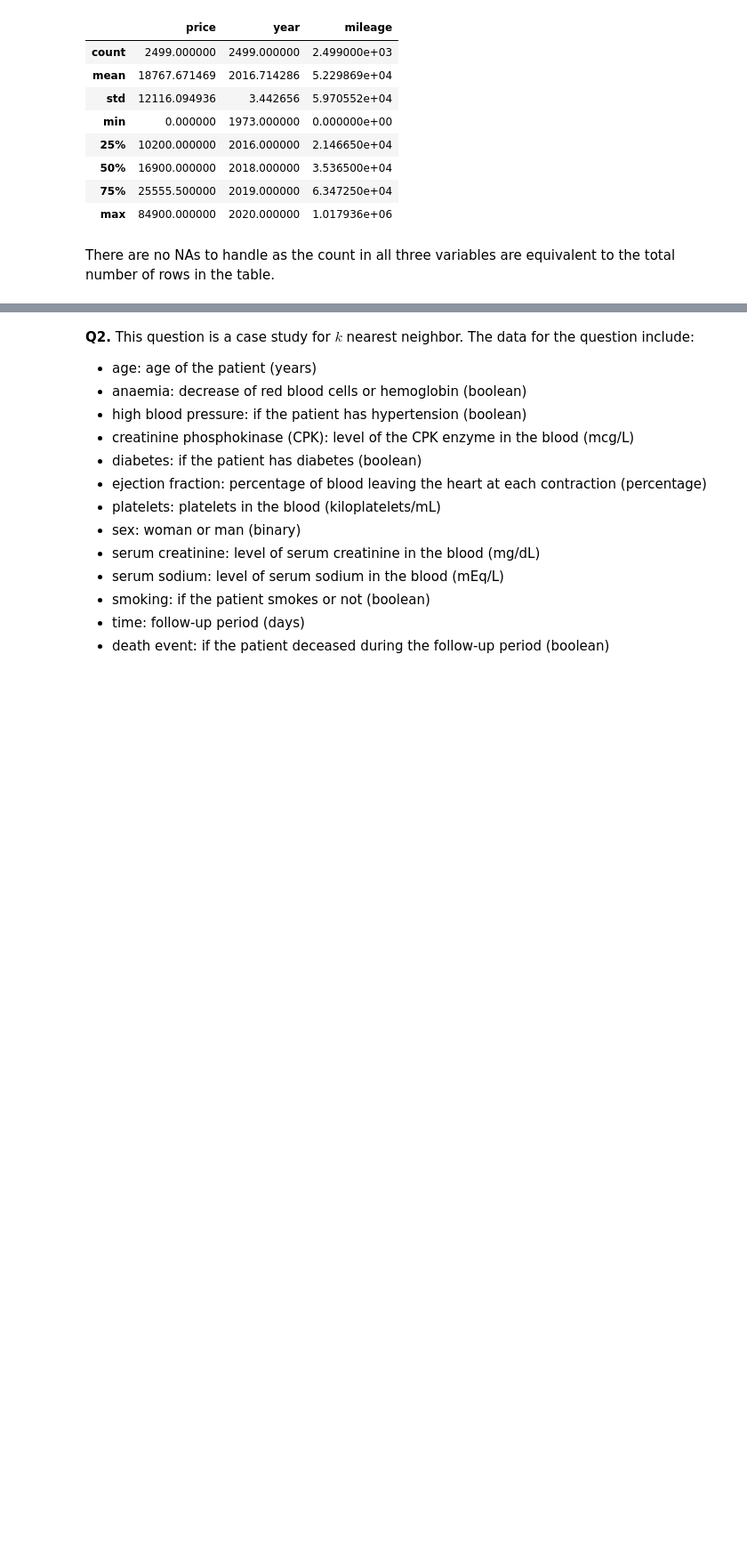
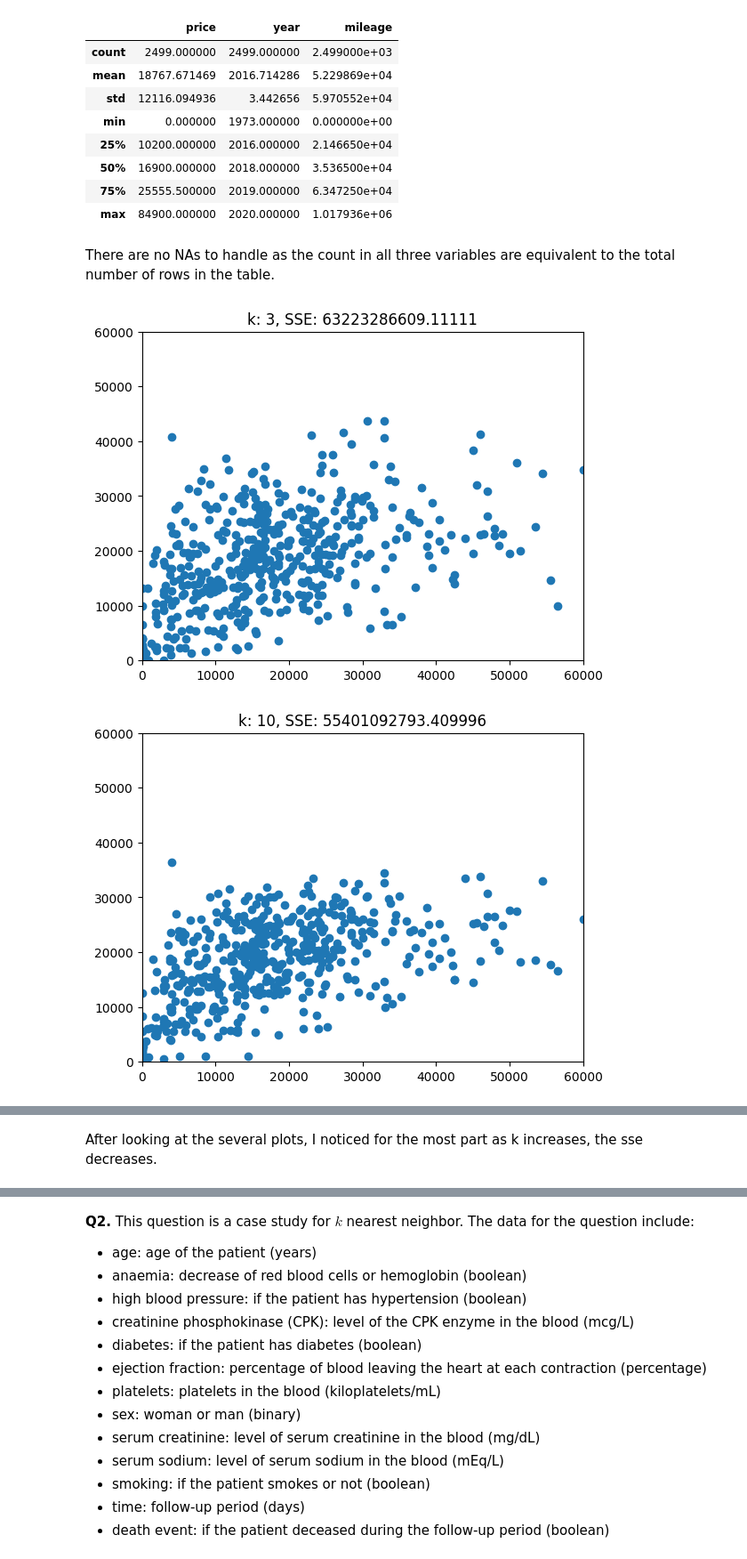
Before and after one commit to hmz4kf/knn, a Jupyter notebook: assignment_knn.ipynb, the cells around one changed output, grey strips where cells are left out. Shown: that part at 89% size. Saved outputs shown, nothing was run; the diff lists cells and outputs as text; code cells hidden in the pictures; blank space fills up the shorter version.

```diff
--- a/assignment_knn.ipynb
+++ b/assignment_knn.ipynb
@@ -68,16 +68,19 @@ X_train, X_test, y_train, y_test = train_test_split(X, y, test_size=0.2, random_
 # %%
 # Use knn algorithm to predict price using year and mileage for test set
 from sklearn.neighbors import KNeighborsRegressor
 import matplotlib.pyplot as plt
 
 for k in [3,10,25,50,100,300]:
     model = KNeighborsRegressor(n_neighbors=k).fit(X_train,y_train)
     y_hat = model.predict(X_test)
     SSE = np.sum( (y_test-y_hat)**2 )
     #
     plot, axes = plt.subplots()
     plt.scatter(y_test,y_hat)
     plt.title('k: '+str(k)+', SSE: '+str(SSE))
-    axes.set_ylim(-1000, 62000)
-    axes.set_xlim(-1000, 62000)
+    axes.set_ylim(0, 60000)
+    axes.set_xlim(0, 60000)
     plt.show()
+# %% [output]
+[figure, added]
+[figure, added]
@@ -83,0 +91,2 @@ for k in [3,10,25,50,100,300]:
+# %% [markdown]
+After looking at the several plots, I noticed for the most part as k increases, the sse decreases.
```
Also changed, not shown: parts of 3 cells of this notebook.
